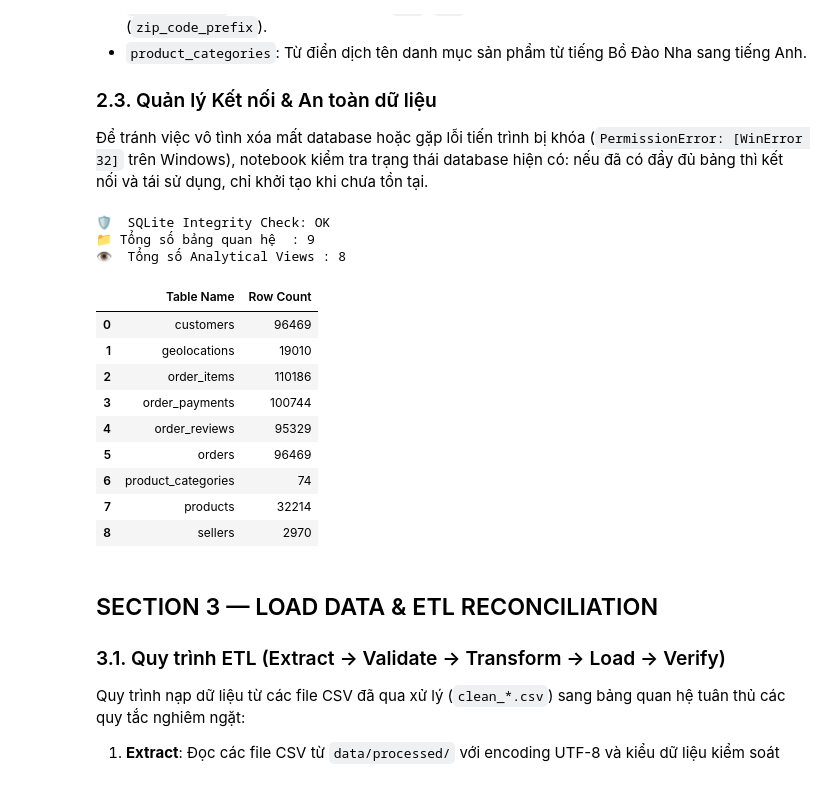
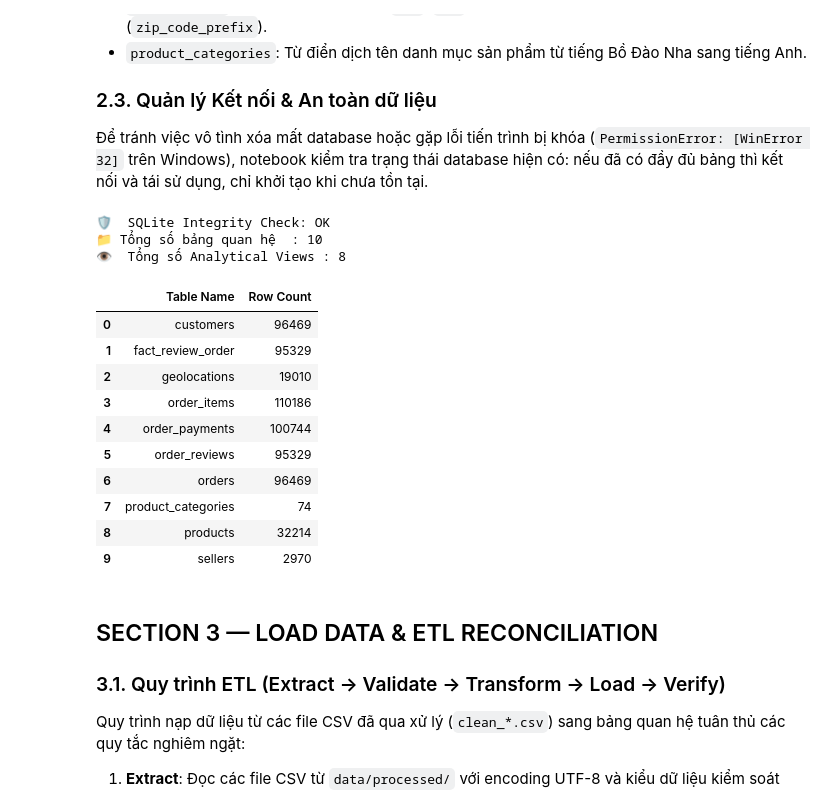
Before and after one commit to TrungTayNA/ADY291c-AI2107-Group2, a Jupyter notebook: Notebooks/03_sql.ipynb, the cells around one changed output. Cells and saved outputs as stored; diff of their text form; code cells hidden in the pictures.

```diff
--- a/Notebooks/03_sql.ipynb
+++ b/Notebooks/03_sql.ipynb
@@ -133,8 +133,11 @@ def get_connection(db_path=DB_PATH):
     conn = sqlite3.connect(str(db_path))
     conn.execute("PRAGMA foreign_keys = ON;")
     conn.execute("PRAGMA journal_mode = WAL;")
-    conn.execute("PRAGMA cache_size = -64000;")  # 64MB Cache
+    conn.execute("PRAGMA cache_size = -262144;")  # 256MB Cache
+    conn.execute("PRAGMA temp_store = MEMORY;")    # Temp B-tree cho window/count(distinct)
+    conn.execute("PRAGMA mmap_size = 268435456;")  # 256MB memory-mapped I/O
     conn.execute("PRAGMA synchronous = NORMAL;")
+    conn.execute("PRAGMA busy_timeout = 5000;")
     return conn
 
 def check_database_health(conn):
@@ -153,42 +156,43 @@ def check_database_health(conn):
         cnt = conn.execute(f"SELECT COUNT(*) FROM {t};").fetchone()[0]
         table_stats.append({"Table Name": t, "Row Count": cnt})
 
     views_query = """
     SELECT name FROM sqlite_master WHERE type='view' ORDER BY name;
     """
     views = [r[0] for r in conn.execute(views_query).fetchall()]
 
     df_stats = pd.DataFrame(table_stats)
     return integrity, df_stats, views
 
 # Kết nối và kiểm tra database hiện tại
 if not DB_PATH.exists():
     print("Database chưa tồn tại! Tiến hành khởi tạo từ script build_db.py...")
     import subprocess
     build_script = PROJECT_ROOT / "scripts" / "database" / "build_db.py"
     subprocess.run([sys.executable, str(build_script)], check=True)
 
 conn = get_connection(DB_PATH)
 integrity_status, df_table_health, existing_views = check_database_health(conn)
 
 print(f"🛡️  SQLite Integrity Check: {integrity_status.upper()}")
 print(f"📁 Tổng số bảng quan hệ  : {len(df_table_health)}")
 print(f"👁️  Tổng số Analytical Views : {len(existing_views)}")
 display(df_table_health)
 # %% [output]
 🛡️  SQLite Integrity Check: OK
-📁 Tổng số bảng quan hệ  : 9
+📁 Tổng số bảng quan hệ  : 10
 👁️  Tổng số Analytical Views : 8
 |  | Table Name | Row Count |
 | 0 | customers | 96469 |
-| 1 | geolocations | 19010 |
-| 2 | order_items | 110186 |
-| 3 | order_payments | 100744 |
-| 4 | order_reviews | 95329 |
-| 5 | orders | 96469 |
-| 6 | product_categories | 74 |
-| 7 | products | 32214 |
-| 8 | sellers | 2970 |
+| 1 | fact_review_order | 95329 |
+| 2 | geolocations | 19010 |
+| 3 | order_items | 110186 |
+| 4 | order_payments | 100744 |
+| 5 | order_reviews | 95329 |
+| 6 | orders | 96469 |
+| 7 | product_categories | 74 |
+| 8 | products | 32214 |
+| 9 | sellers | 2970 |
 # %% [markdown]
 ## SECTION 3 — LOAD DATA & ETL RECONCILIATION
 
```
Also changed, not shown: parts of 15 cells of this notebook.
